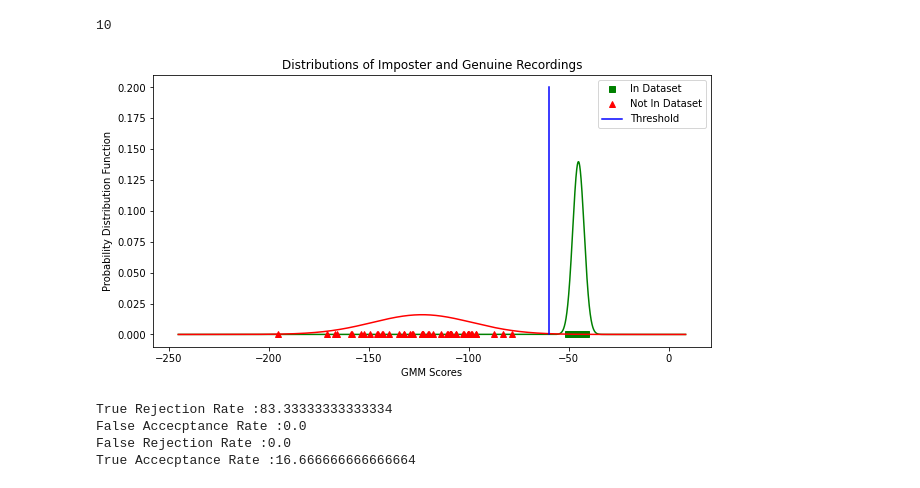
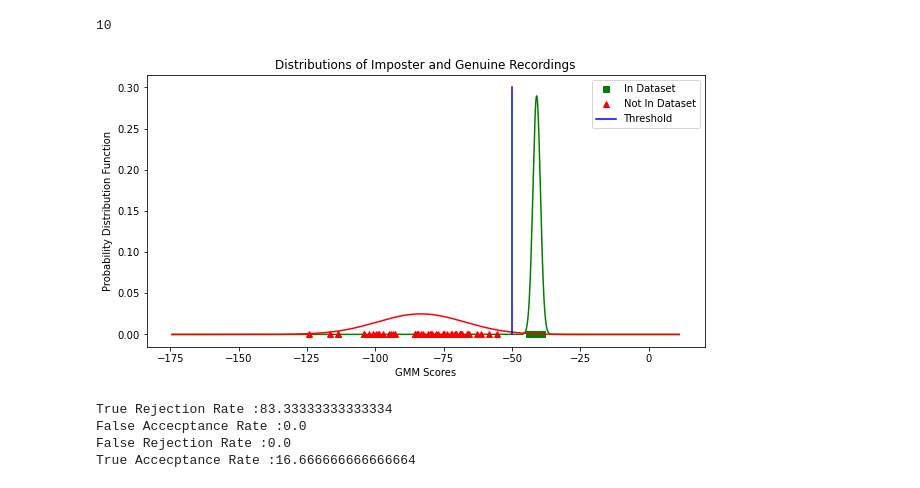
Before and after one commit to TheJade/ENCM509, a Jupyter notebook: FinalProject/code/GMM_kaggle_data.ipynb, the cells around one changed output. Saved outputs shown, nothing was run; the diff lists cells and outputs as text; code cells hidden in the pictures.

```diff
--- a/FinalProject/code/GMM_kaggle_data.ipynb
+++ b/FinalProject/code/GMM_kaggle_data.ipynb
@@ -64,7 +64,7 @@ print(len(test_paths))
 10
 # %%
 # create a GMM with n components
-n = 500
+n = 20
 gmm = GaussianMixture(n_components=n)
 
 # loop over each audio file in the data directory to extract features
@@ -133,33 +133,33 @@ print(len(genuine_scores))
 # %%
 # Plot genuine and imposter distributions to determine a threshold
 
 person_scores = list(genuine_scores)
 person_scores.extend(imposter_scores)
 
 lowest_value = min(person_scores)
 highest_value = max(person_scores)
 
 x = np.arange(lowest_value-50, highest_value+50, 0.01)
 
 genuine = norm.pdf(x, loc=np.mean(genuine_scores), scale=np.std(genuine_scores))
 imposter = norm.pdf(x, loc=np.mean(imposter_scores), scale=np.std(imposter_scores))
 
-threshold = -60
+threshold = -50
 
 plt.figure(figsize=(10,5))
 plt.plot(x, genuine, 'g')
 plt.plot(genuine_scores, np.zeros(len(genuine_scores)), 'gs', lw=2, label='In Dataset')
 plt.plot(x, imposter, 'r')
 plt.plot(imposter_scores, np.zeros(len(imposter_scores)), 'r^', lw=2, label='Not In Dataset')
-plt.plot([threshold]*20, np.linspace(0, 0.2, 20), 'b', label='Threshold')
+plt.plot([threshold]*20, np.linspace(0, 0.3, 20), 'b', label='Threshold')
 plt.xlabel("GMM Scores")
 plt.ylabel("Probability Distribution Function")
 plt.legend();
 plt.title('Distributions of Imposter and Genuine Recordings');
 
 plt.show()
 # %% [output]
-[figure, old version]
+[figure, new version]
 # %%
 # Choose threshold and make confusion matrix
 
```
Also changed, not shown: parts of 1 cell of this notebook.
